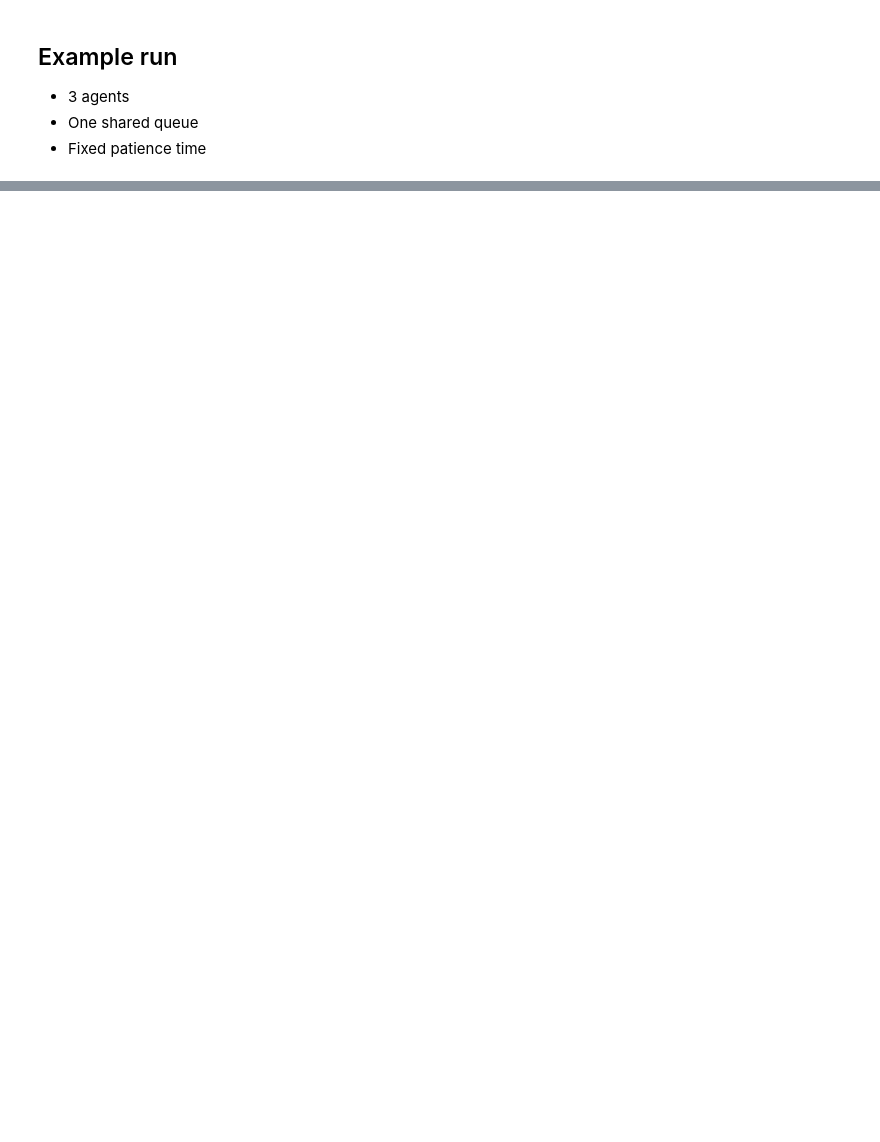
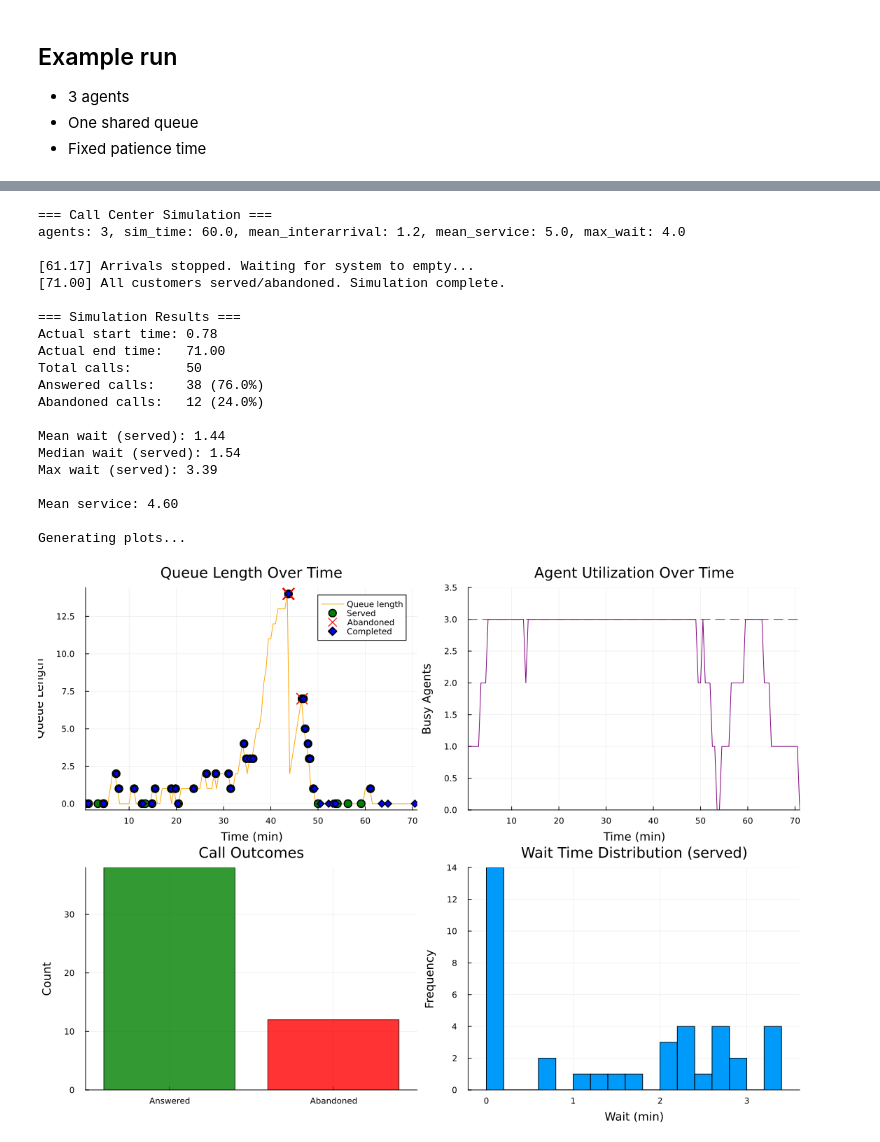
Before and after one commit to fbastin/optim, a Jupyter notebook: SP/simulation_callcenter.ipynb, the cells around one changed output, grey strips where cells are left out. Drawn from its saved outputs; the diff is of its cells as text; code cells hidden in the pictures; blank space fills up the shorter version.

Commit message:
Update simulation of a call center

```diff
--- a/SP/simulation_callcenter.ipynb
+++ b/SP/simulation_callcenter.ipynb
@@ -306,0 +342,28 @@ stats, p = run_call_center_simulation(num_agents=3, sim_time=60.0,
+# %%
+stats, p = run_call_center_simulation(num_agents=3, sim_time=60.0,
+                                      mean_interarrival=1.2,
+                                      mean_service=5.0,
+                                      max_wait=4.0,
+                                      rng_seed=123);
+# %% [output]
+=== Call Center Simulation ===
+agents: 3, sim_time: 60.0, mean_interarrival: 1.2, mean_service: 5.0, max_wait: 4.0
+
+[61.17] Arrivals stopped. Waiting for system to empty...
+[71.00] All customers served/abandoned. Simulation complete.
+
+=== Simulation Results ===
+Actual start time: 0.78
+Actual end time:   71.00
+Total calls:       50
+Answered calls:    38 (76.0%)
+Abandoned calls:   12 (24.0%)
+
+Mean wait (served): 1.44
+Median wait (served): 1.54
+Max wait (served): 3.39
+
+Mean service: 4.60
+
+Generating plots...
+[figure, added]
```
Also changed, not shown: parts of 10 cells of this notebook.
